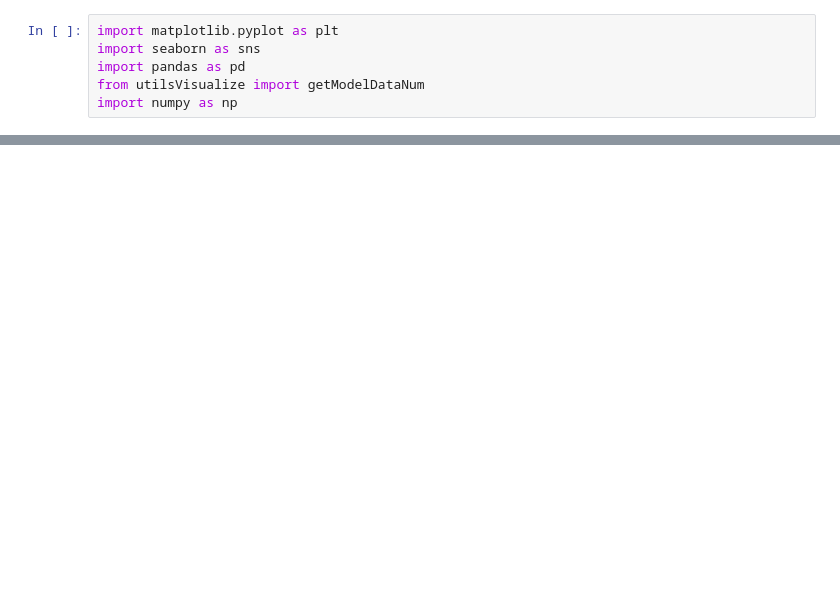
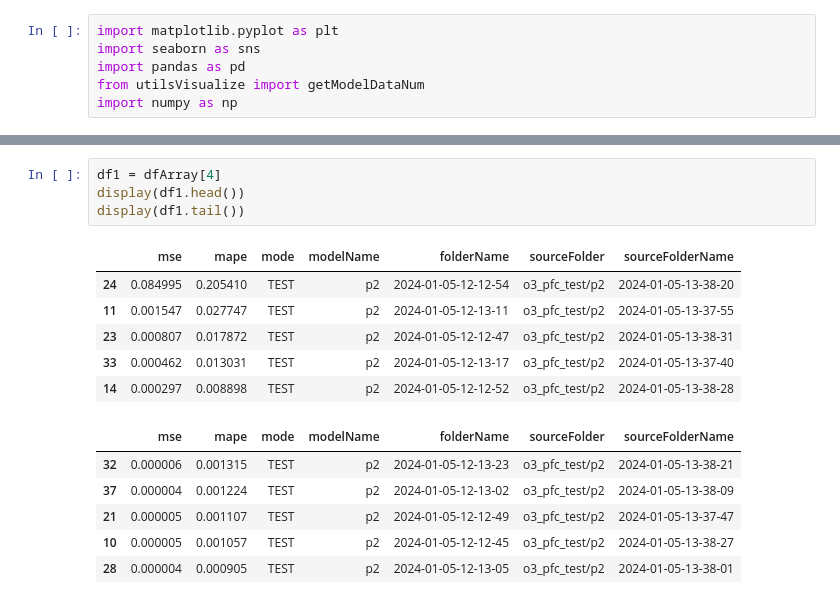
Before and after one commit to nnnpooh/pfc-ml, a Jupyter notebook: T06 - Paper/S803_check_folder.ipynb, the cells around one changed output, grey strips where cells are left out. Drawn from its saved outputs; the diff is of its cells as text; blank space fills up the shorter version.

```diff
--- a/T06 - Paper/S803_check_folder.ipynb
+++ b/T06 - Paper/S803_check_folder.ipynb
@@ -71,0 +89,17 @@ display(df1.tail())
+# %%
+df1 = dfArray[4]
+display(df1.head())
+display(df1.tail())
+# %% [output]
+|  | mse | mape | mode | modelName | folderName | sourceFolder | sourceFolderName |
+| 24 | 0.084995 | 0.205410 | TEST | p2 | 2024-01-05-12-12-54 | o3_pfc_test/p2 | 2024-01-05-13-38-20 |
+| 11 | 0.001547 | 0.027747 | TEST | p2 | 2024-01-05-12-13-11 | o3_pfc_test/p2 | 2024-01-05-13-37-55 |
+| 23 | 0.000807 | 0.017872 | TEST | p2 | 2024-01-05-12-12-47 | o3_pfc_test/p2 | 2024-01-05-13-38-31 |
+| 33 | 0.000462 | 0.013031 | TEST | p2 | 2024-01-05-12-13-17 | o3_pfc_test/p2 | 2024-01-05-13-37-40 |
+| 14 | 0.000297 | 0.008898 | TEST | p2 | 2024-01-05-12-12-52 | o3_pfc_test/p2 | 2024-01-05-13-38-28 |
+|  | mse | mape | mode | modelName | folderName | sourceFolder | sourceFolderName |
+| 32 | 0.000006 | 0.001315 | TEST | p2 | 2024-01-05-12-13-23 | o3_pfc_test/p2 | 2024-01-05-13-38-21 |
+| 37 | 0.000004 | 0.001224 | TEST | p2 | 2024-01-05-12-13-02 | o3_pfc_test/p2 | 2024-01-05-13-38-09 |
+| 21 | 0.000005 | 0.001107 | TEST | p2 | 2024-01-05-12-12-49 | o3_pfc_test/p2 | 2024-01-05-13-37-47 |
+| 10 | 0.000005 | 0.001057 | TEST | p2 | 2024-01-05-12-12-45 | o3_pfc_test/p2 | 2024-01-05-13-38-27 |
+| 28 | 0.000004 | 0.000905 | TEST | p2 | 2024-01-05-12-13-05 | o3_pfc_test/p2 | 2024-01-05-13-38-01 |
```
Also changed, not shown: parts of 6 cells of this notebook, 16 other files.
